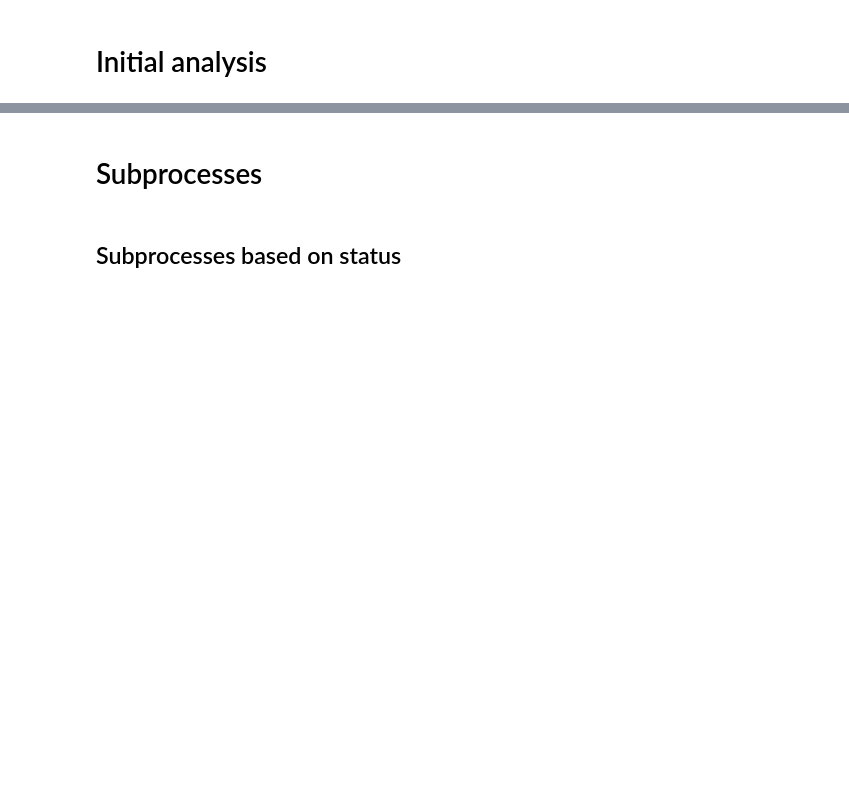
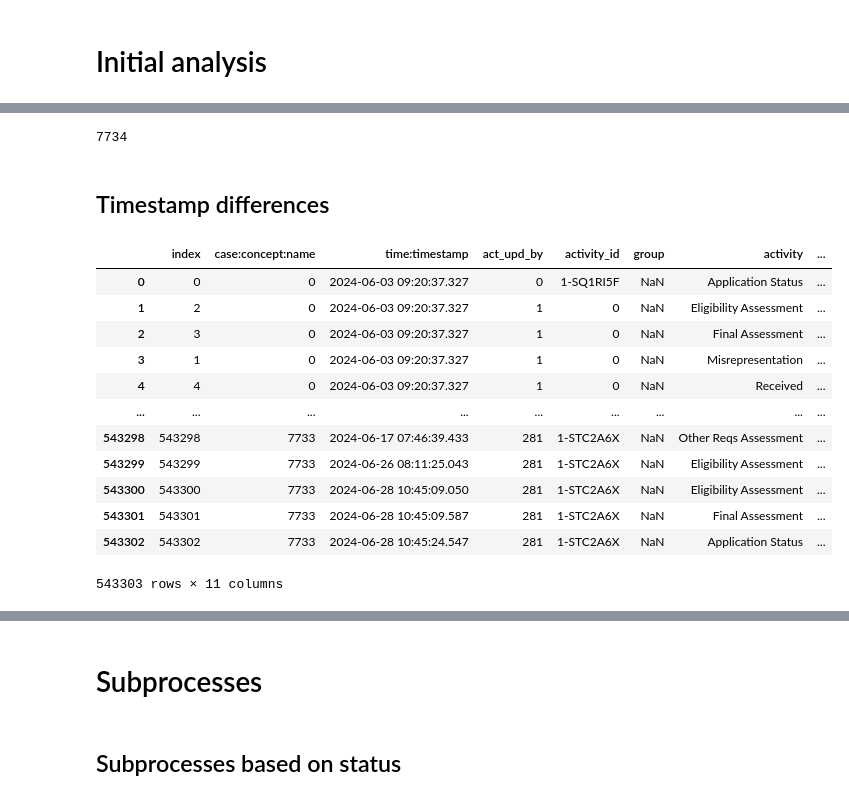
Before and after one commit to ProcessMining-uOttawa/ircc, a Jupyter notebook: ircc-lifecycles-new.ipynb, the cells around one changed output, grey strips where cells are left out. Saved outputs shown, nothing was run; the diff lists cells and outputs as text; code cells hidden in the pictures; blank space fills up the shorter version.

```diff
--- a/ircc-lifecycles-new.ipynb
+++ b/ircc-lifecycles-new.ipynb
@@ -19,0 +62,26 @@ log = pd.read_csv("data/combined_event_log_anonymous.csv")
+# %%
+len(log['case:concept:name'].unique())
+
+# 7734 traces vs. 7665 variants XD
+# %% [output]
+7734
+# %% [markdown]
+## Timestamp differences
+# %%
+log = log.sort_values(by=['case:concept:name', 'time:timestamp', 'concept:name'])
+log = log.reset_index()
+log
+# %% [output]
+|  | index | case:concept:name | time:timestamp | act_upd_by | activity_id | group | activity | ... |
+| 0 | 0 | 0 | 2024-06-03 09:20:37.327 | 0 | 1-SQ1RI5F | NaN | Application Status | ... |
+| 1 | 2 | 0 | 2024-06-03 09:20:37.327 | 1 | 0 | NaN | Eligibility Assessment | ... |
+| 2 | 3 | 0 | 2024-06-03 09:20:37.327 | 1 | 0 | NaN | Final Assessment | ... |
+| 3 | 1 | 0 | 2024-06-03 09:20:37.327 | 1 | 0 | NaN | Misrepresentation | ... |
+| 4 | 4 | 0 | 2024-06-03 09:20:37.327 | 1 | 0 | NaN | Received | ... |
+| ... | ... | ... | ... | ... | ... | ... | ... | ... |
+| 543298 | 543298 | 7733 | 2024-06-17 07:46:39.433 | 281 | 1-STC2A6X | NaN | Other Reqs Assessment | ... |
+| 543299 | 543299 | 7733 | 2024-06-26 08:11:25.043 | 281 | 1-STC2A6X | NaN | Eligibility Assessment | ... |
+| 543300 | 543300 | 7733 | 2024-06-28 10:45:09.050 | 281 | 1-STC2A6X | NaN | Eligibility Assessment | ... |
+| 543301 | 543301 | 7733 | 2024-06-28 10:45:09.587 | 281 | 1-STC2A6X | NaN | Final Assessment | ... |
+| 543302 | 543302 | 7733 | 2024-06-28 10:45:24.547 | 281 | 1-STC2A6X | NaN | Application Status | ... |
+543303 rows × 11 columns
```
Also changed, not shown: parts of 48 cells of this notebook, 2 other files.
